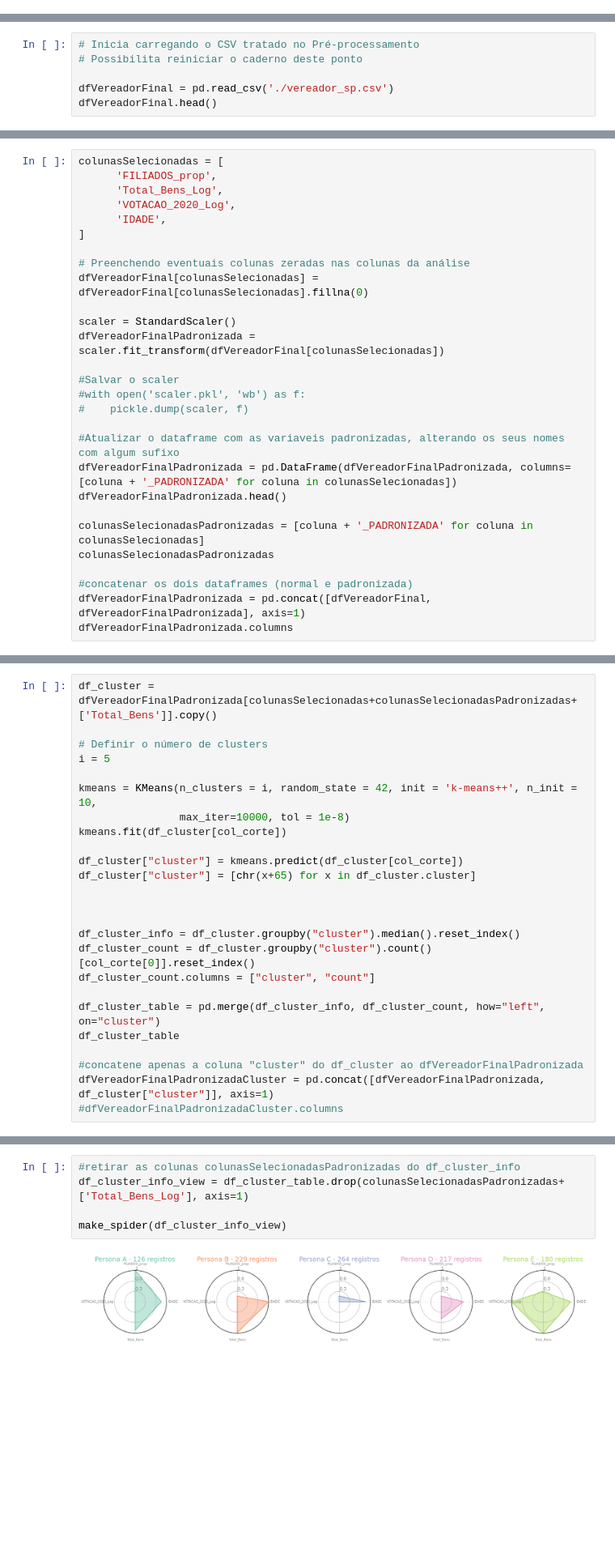
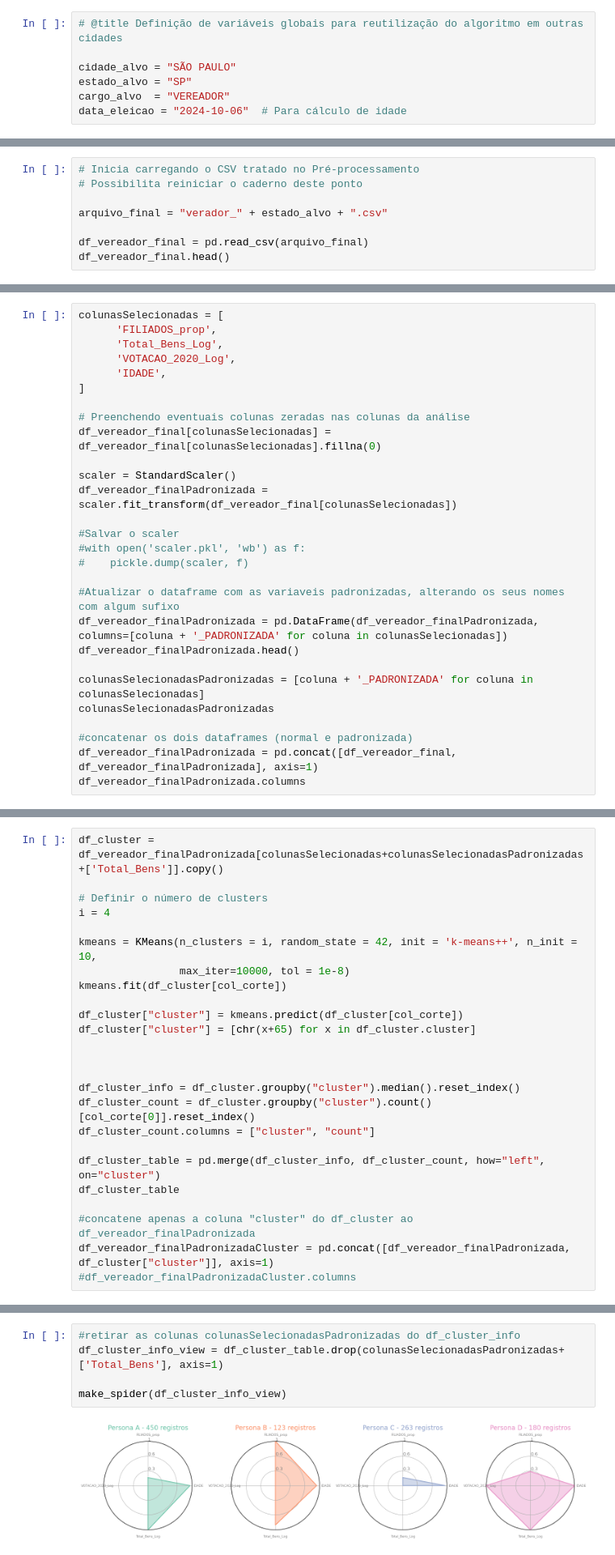
Before and after one commit to wevertonrs/vereadores_sp, a Jupyter notebook: Vereadores_Grupo_1_SP.ipynb, the cells around one changed output, grey strips where cells are left out. Shown at 81% size. Saved outputs shown, nothing was run; the diff lists cells and outputs as text; blank space fills up the shorter version.

```diff
--- a/Vereadores_Grupo_1_SP.ipynb
+++ b/Vereadores_Grupo_1_SP.ipynb
@@ -568,6 +716,13 @@ A pasta redes_sociais já existe.
 Optou-se pela prospecção, além das bases de dados propostas, os dados da eleição anterior (2020) e da composição do colégio eleitoral segundo a filiação partidária, para melhorar futura atividade de predição.
 
 Localizamos uma base no TSE de `Redes Sociais` dos candidados, mas, até o momento, esbarramos em limitações para requisições de informações de seguidores na rede (a ser investigado).
+# %%
+# @title Definição de variáveis globais para reutilização do algoritmo em outras cidades
+
+cidade_alvo = "SÃO PAULO"
+estado_alvo = "SP"
+cargo_alvo  = "VEREADOR"
+data_eleicao = "2024-10-06"  # Para cálculo de idade
 # %% [markdown]
 ### Tratamento dos dados de candidatos
 
@@ -1656,6 +1777,8 @@ O processamento se inicial com a carga do dataset final gerado na fase anterior
 # Inicia carregando o CSV tratado no Pré-processamento
 # Possibilita reiniciar o caderno deste ponto
 
-dfVereadorFinal = pd.read_csv('./vereador_sp.csv')
-dfVereadorFinal.head()
+arquivo_final = "verador_" + estado_alvo + ".csv"
+
+df_vereador_final = pd.read_csv(arquivo_final)
+df_vereador_final.head()
 # %% [output]
@@ -1691,23 +1831,23 @@ colunasSelecionadas = [
 ]
 
 # Preenchendo eventuais colunas zeradas nas colunas da análise
-dfVereadorFinal[colunasSelecionadas] = dfVereadorFinal[colunasSelecionadas].fillna(0)
+df_vereador_final[colunasSelecionadas] = df_vereador_final[colunasSelecionadas].fillna(0)
 
 scaler = StandardScaler()
-dfVereadorFinalPadronizada = scaler.fit_transform(dfVereadorFinal[colunasSelecionadas])
+df_vereador_finalPadronizada = scaler.fit_transform(df_vereador_final[colunasSelecionadas])
 
 #Salvar o scaler
 #with open('scaler.pkl', 'wb') as f:
 #    pickle.dump(scaler, f)
 
 #Atualizar o dataframe com as variaveis padronizadas, alterando os seus nomes com algum sufixo
-dfVereadorFinalPadronizada = pd.DataFrame(dfVereadorFinalPadronizada, columns=[coluna + '_PADRONIZADA' for coluna in colunasSelecionadas])
-dfVereadorFinalPadronizada.head()
+df_vereador_finalPadronizada = pd.DataFrame(df_vereador_finalPadronizada, columns=[coluna + '_PADRONIZADA' for coluna in colunasSelecionadas])
+df_vereador_finalPadronizada.head()
 
 colunasSelecionadasPadronizadas = [coluna + '_PADRONIZADA' for coluna in colunasSelecionadas]
 colunasSelecionadasPadronizadas
 
 #concatenar os dois dataframes (normal e padronizada)
-dfVereadorFinalPadronizada = pd.concat([dfVereadorFinal, dfVereadorFinalPadronizada], axis=1)
-dfVereadorFinalPadronizada.columns
+df_vereador_finalPadronizada = pd.concat([df_vereador_final, df_vereador_finalPadronizada], axis=1)
+df_vereador_finalPadronizada.columns
 # %% [output]
@@ -1804,10 +1945,10 @@ plt.show()
 O melhor número de clusters (cotovelo) é: 3
 [figure]
 # %%
-df_cluster = dfVereadorFinalPadronizada[colunasSelecionadas+colunasSelecionadasPadronizadas+['Total_Bens']].copy()
+df_cluster = df_vereador_finalPadronizada[colunasSelecionadas+colunasSelecionadasPadronizadas+['Total_Bens']].copy()
 
 # Definir o número de clusters
-i = 5
+i = 4
 
 kmeans = KMeans(n_clusters = i, random_state = 42, init = 'k-means++', n_init = 10,
                 max_iter=10000, tol = 1e-8)
@@ -1825,9 +1966,9 @@ df_cluster_count.columns = ["cluster", "count"]
 df_cluster_table = pd.merge(df_cluster_info, df_cluster_count, how="left", on="cluster")
 df_cluster_table
 
-#concatene apenas a coluna "cluster" do df_cluster ao dfVereadorFinalPadronizada
-dfVereadorFinalPadronizadaCluster = pd.concat([dfVereadorFinalPadronizada, df_cluster["cluster"]], axis=1)
-#dfVereadorFinalPadronizadaCluster.columns
+#concatene apenas a coluna "cluster" do df_cluster ao df_vereador_finalPadronizada
+df_vereador_finalPadronizadaCluster = pd.concat([df_vereador_finalPadronizada, df_cluster["cluster"]], axis=1)
+#df_vereador_finalPadronizadaCluster.columns
 # %%
 df_cluster_info
 # %% [output]
@@ -1840,10 +1980,10 @@ df_cluster_info
 # %%
 #retirar as colunas colunasSelecionadasPadronizadas do df_cluster_info
-df_cluster_info_view = df_cluster_table.drop(colunasSelecionadasPadronizadas+['Total_Bens_Log'], axis=1)
+df_cluster_info_view = df_cluster_table.drop(colunasSelecionadasPadronizadas+['Total_Bens'], axis=1)
 
 make_spider(df_cluster_info_view)
 # %% [output]
-[figure, old version]
+[figure, new version]
 # %% [markdown]
 
 #### Nomeando os perfis agrupados pelo K-Means
```
Also changed, not shown: parts of 183 cells of this notebook.
